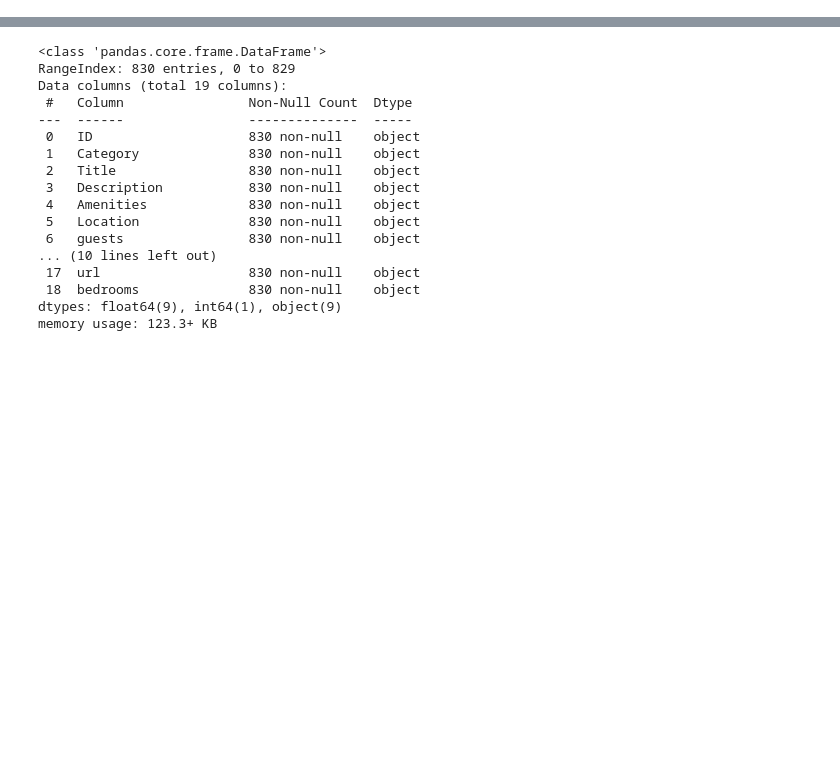
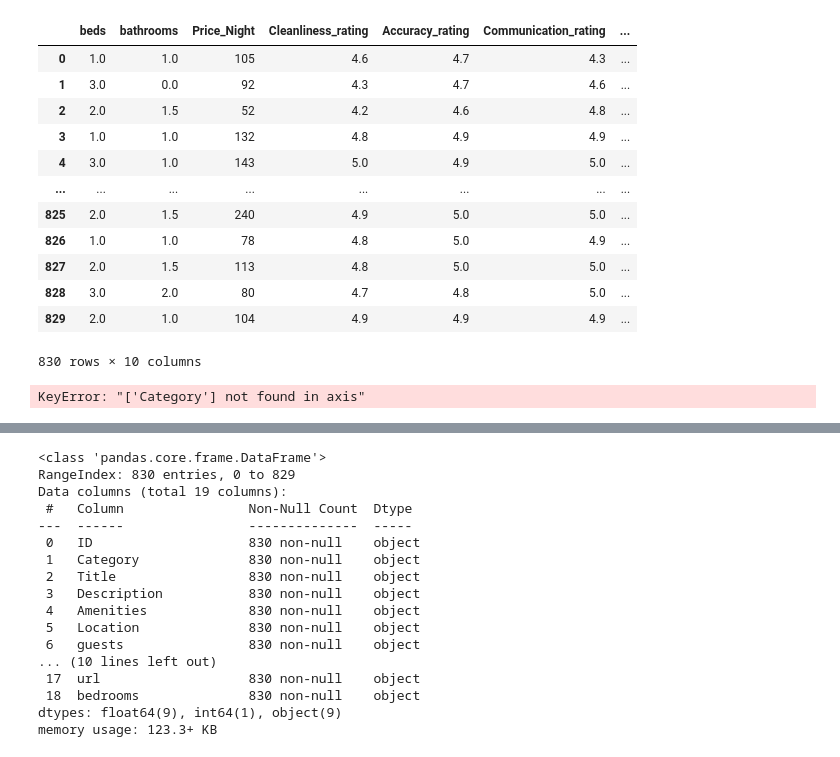
Before and after one commit to JosephSolomon99/modelling-airbnbs-property-listing-dataset-, a Jupyter notebook: Exploration.ipynb, the cells around one changed output, grey strips where cells are left out. Cells and saved outputs as stored; diff of their text form; code cells hidden in the pictures; blank space fills up the shorter version.

```diff
--- a/Exploration.ipynb
+++ b/Exploration.ipynb
@@ -2,3 +2,33 @@
 import pandas as pd
 # %%
 data = pd.read_csv('airbnb-property-listings/tabular_data/clean_tabular_data.csv')
+# %%
+import numpy  as np
+
+features, labels = load_airbnb('airbnb-property-listings/tabular_data/clean_tabular_data.csv', 'Category')
+# %%
+features
+# %% [output]
+|  | beds | bathrooms | Price_Night | Cleanliness_rating | Accuracy_rating | Communication_rating | ... |
+| 0 | 1.0 | 1.0 | 105 | 4.6 | 4.7 | 4.3 | ... |
+| 1 | 3.0 | 0.0 | 92 | 4.3 | 4.7 | 4.6 | ... |
+| 2 | 2.0 | 1.5 | 52 | 4.2 | 4.6 | 4.8 | ... |
+| 3 | 1.0 | 1.0 | 132 | 4.8 | 4.9 | 4.9 | ... |
+| 4 | 3.0 | 1.0 | 143 | 5.0 | 4.9 | 5.0 | ... |
+| ... | ... | ... | ... | ... | ... | ... | ... |
+| 825 | 2.0 | 1.5 | 240 | 4.9 | 5.0 | 5.0 | ... |
+| 826 | 1.0 | 1.0 | 78 | 4.8 | 5.0 | 4.9 | ... |
+| 827 | 2.0 | 1.5 | 113 | 4.8 | 5.0 | 5.0 | ... |
+| 828 | 3.0 | 2.0 | 80 | 4.7 | 4.8 | 5.0 | ... |
+| 829 | 2.0 | 1.0 | 104 | 4.9 | 4.9 | 4.9 | ... |
+830 rows × 10 columns
+# %%
+
+def load_airbnb(filepath, label):
+    data = pd.read_csv(filepath)
+    labels = data[label]
+    features = data.select_dtypes(include=[np.number])
+    features = features.drop(columns=label)
+    return features, labels
+# %% [output]
+KeyError: "['Category'] not found in axis"
```
Also changed, not shown: parts of 5 cells of this notebook, 3 other files.
